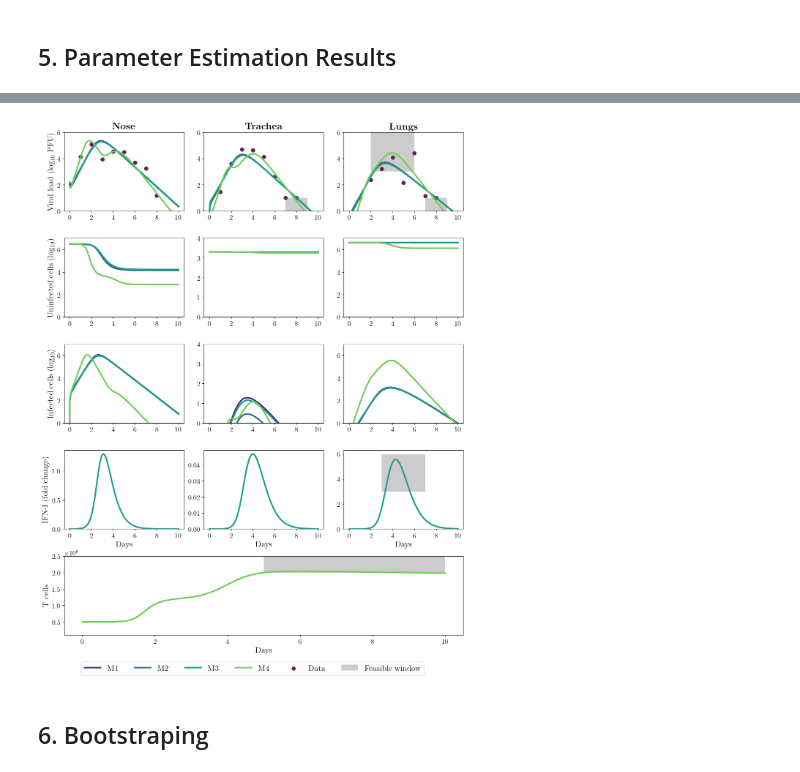
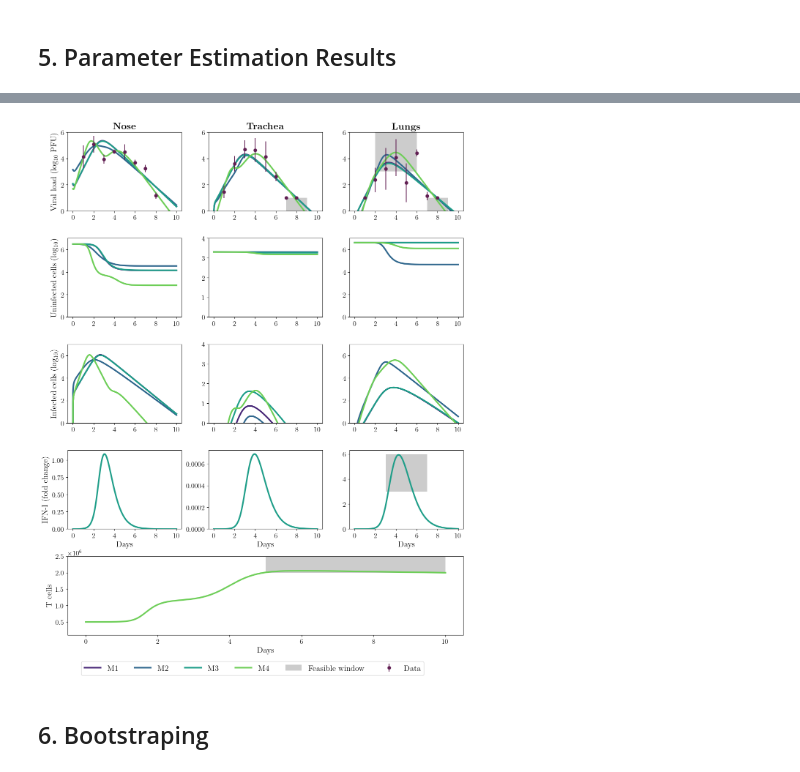
Before and after one commit to systemsmedicine/FluFit3Comp, a Jupyter notebook: fluFit3.ipynb, the cells around one changed output, grey strips where cells are left out. Cells and saved outputs as stored; diff of their text form; code cells hidden in the pictures.

```diff
--- a/fluFit3.ipynb
+++ b/fluFit3.ipynb
@@ -401,29 +397,0 @@ paramsM1
-# %%
-# Plots
-fig = plt.figure(figsize=(15, 6))
-gs = gridspec.GridSpec(2, 3, height_ratios=[1, 1])
-
-for idx in range(3):
-    # Row 1: V kinetics (columns)
-    ax = fig.add_subplot(gs[0, idx])
-    ax.plot(t, safeLog10(V_M1[:, idx]), color=viridis_pal[0], lw=3, label="M1")
-    ax.scatter(dfData_V['Day'], dfData_V.iloc[:, idx+1], color=rocket_pal[0], s=50, label="Data")
-    if idx == 0:
-        ax.set_ylabel("Viral load (log$_{10}$ PFU)")
-    ax.set_ylim((0))
-    ax.legend()
-
-    # Row 2: U & I kinetics for i=1,2,3 (columns)
-    ax = fig.add_subplot(gs[1, idx])
-    ax.plot(t, safeLog10(U_M1[:, idx]), color=viridis_pal[0], lw=3, ls='--', label="U")
-
-    ax.plot(t, safeLog10(I_M1[:, idx]), color=viridis_pal[0], lw=3, label="I")
-
-    if idx == 0:
-        ax.set_ylabel("Cells (log$_{10}$)")
-    ax.set_ylim((0))
-    ax.legend()
-
-plt.tight_layout()
-
-plt.show()
@@ -650,9 +615,10 @@ bounds = [
     (nan, nan), (nan, nan), (nan, nan),        # phi
     (-4, 1), (-4, 1),              # gamma12, gamma21
     (-4, 1), (-4, 1),              # gamma23, gamma32
-    (-9, -6),                      # r
+    (-8, -4),                      # r
     (nan, nan),                    # mu
 ]
+# (-9, -6),                      # r
 # %%
 %%time
 result = differential_evolution(lambda x: LRSS(x, dfData_V, fullModel, initialCond, M), bounds)
@@ -854,7 +717,9 @@ for idx in range(3):
     ax.plot(t, safeLog10(V_M2[:, idx]), color=viridis_pal[2], lw=3, label="M2")
     ax.plot(t, safeLog10(V_M3[:, idx]), color=viridis_pal[4], lw=3, label="M3")
     ax.plot(t, safeLog10(V_M4[:, idx]), color=viridis_pal[6], lw=3, label="M4")
-    ax.scatter(dfData_V['Day'], dfData_V.iloc[:, idx+1], color=rocket_pal[0], s=50, label="Data")
+    # ax.scatter(dfData_V['Day'], dfData_V.iloc[:, idx+1], color=rocket_pal[0], s=50, label="Data")
+    ax.errorbar(x=dfData_V['Day'], y=dfData_V.iloc[:, idx+1], yerr=dfData_V.iloc[:, idx+4], fmt='o',
+                color=rocket_pal[0], label="Data")
     if idx == 0:
         ax.set_ylabel("Viral load (log$_{10}$ PFU)")
         ax.set_title(r"\bf{Nose}")
@@ -918,35 +783,35 @@ for idx in range(3):
     if idx == 2:
         tmin, tmax = 3, 7
         fmin, fmax = 3, 6
         rect = plt.Rectangle((tmin, fmin), tmax-tmin, fmax-fmin, fc='gray', alpha = 0.4, zorder=-1)
         ax.add_patch(rect)
     ax.set_ylim((0))
     ax.set_xlabel("Days")
     # ax.legend()
 
 # Row 4: one plot spanning all three columns for T cell kinetics
 ax = fig.add_subplot(gs[4, :])
 ax.plot(t, T_M4, color=viridis_pal[6], lw=3, label="T cell")
 tmin, tmax = 5, 10
 Tmin, Tmax = 2e6, 5e6
 rect = plt.Rectangle((tmin, Tmin), tmax-tmin, Tmax-Tmin, fc='gray', alpha = 0.4, zorder=-1)
 ax.add_patch(rect)
 ax.set_ylim((1e5, 2.5e6))
 
 ax.set_ylabel("T cells")
 ax.set_xlabel("Days")
 
 fig.legend(handles, labels, loc="lower center", ncol=6, frameon=True, bbox_to_anchor=(0.5, -0.03))
 
 for ax in fig.axes:
     ax.xaxis.set_major_locator(MultipleLocator(2))
 
 plt.tight_layout(h_pad=0.2, w_pad=0.5)
-plt.savefig("Models_V8.pdf")
+# plt.savefig("Models_V8.pdf")
 
 plt.show()
 # %% [output]
-[figure, old version]
+[figure, new version]
 # %% [markdown]
 ## 6. Bootstraping
 # %%
```
Also changed, not shown: parts of 46 cells of this notebook, 4 other files.
